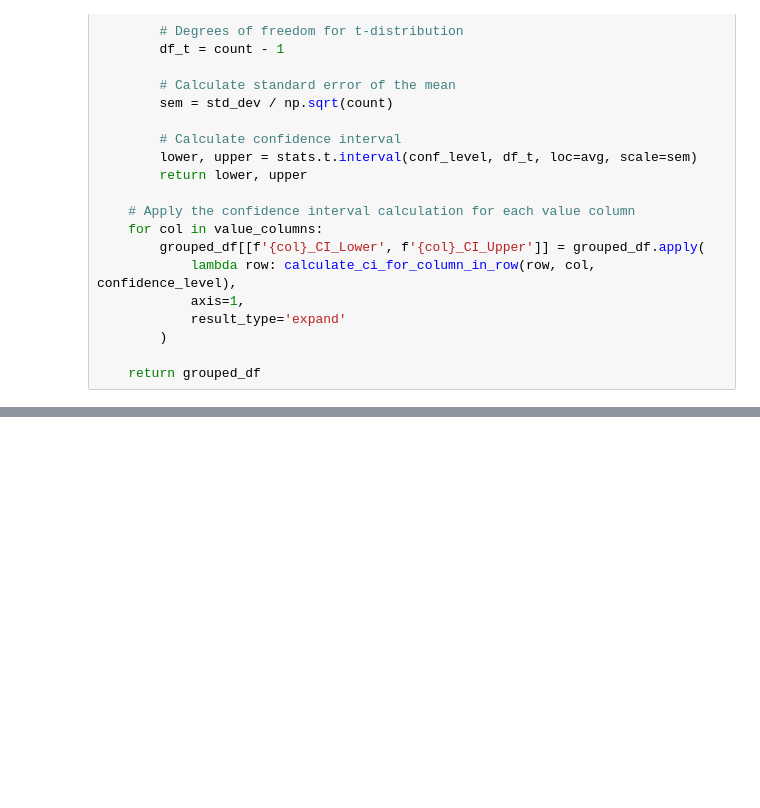
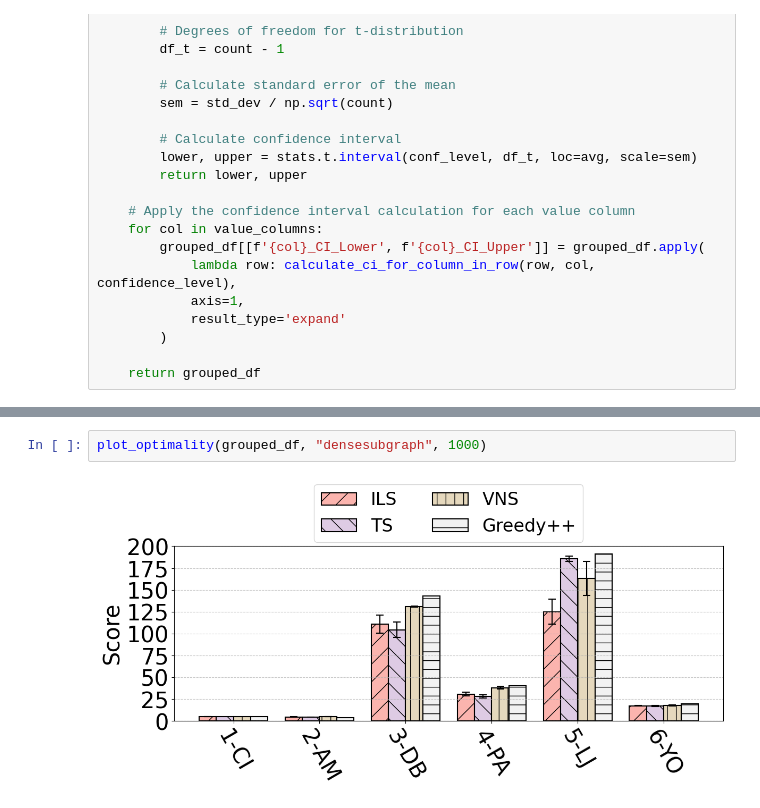
Before and after one commit to dcc-ufla-graph-mining/fractal, a Jupyter notebook: plots/CCPE_Plots/optimality_plots.ipynb, the cells around one changed output, grey strips where cells are left out. Saved outputs shown, nothing was run; the diff lists cells and outputs as text; blank space fills up the shorter version.

```diff
--- a/plots/CCPE_Plots/optimality_plots.ipynb
+++ b/plots/CCPE_Plots/optimality_plots.ipynb
@@ -534,0 +438,4 @@ plot_average_by_group_and_initial_solutions(
+# %%
+plot_optimality(grouped_df, "densesubgraph", 1000)
+# %% [output]
+[figure, added]
```
Also changed, not shown: parts of 25 cells of this notebook, 40 other files.
